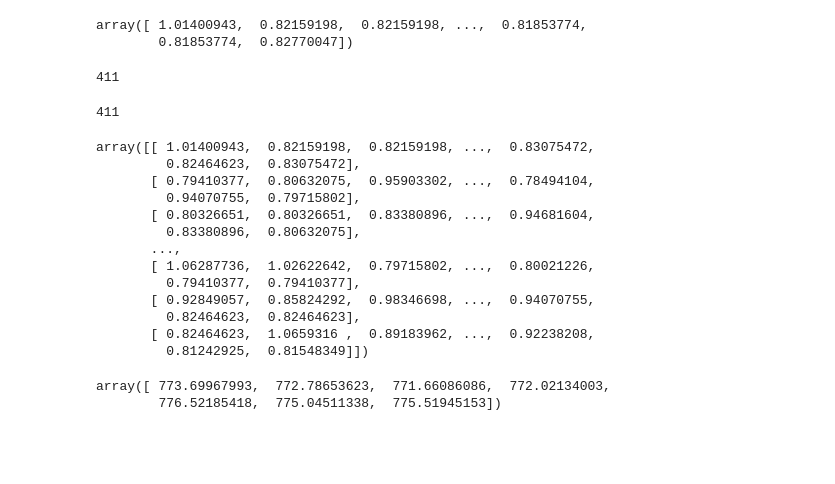
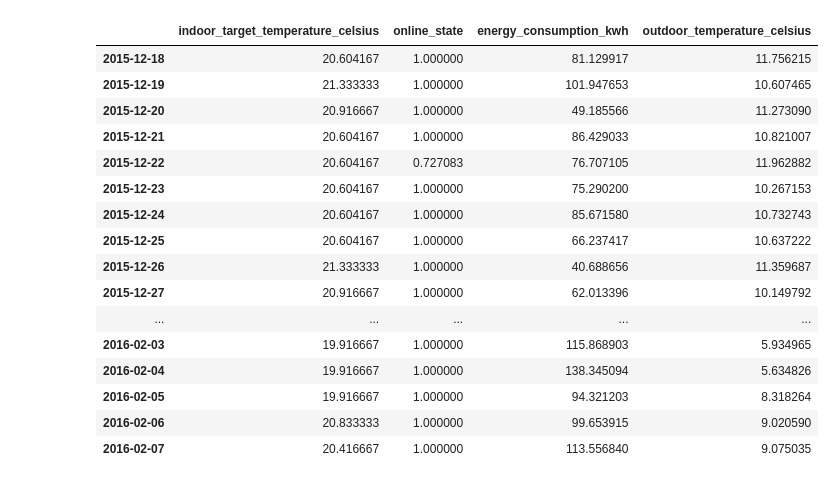
Before and after one commit to michaelbeaumont/hackathonrwth, a Jupyter notebook: DataExploration.ipynb, the cells around one changed output. Drawn from its saved outputs; the diff is of its cells as text; code cells hidden in the pictures; blank space fills up the shorter version.

Commit message:
GroupBy updates

```diff
--- a/DataExploration.ipynb
+++ b/DataExploration.ipynb
@@ -6,8 +6,7 @@ from IPython.display import display
 %matplotlib inline
 mpl.rcParams['figure.figsize'] = (15, 6)
 # %%
-data1 = pd.read_csv("Anlage1.csv", sep=";", parse_dates=['timestamp'])
-data1['indoor_target_temperature_celsius'].dtype
+data1 = pd.read_csv("Anlage1.csv", sep=";", parse_dates=['timestamp'], index_col=['timestamp'])
 
 data = []
 for i in range(5):
@@ -48,3 +36,24 @@ for i in range(5):
+# %%
+gb = data1.groupby(data1.index.date)
+df = gb.agg({"outdoor_temperature_celsius": np.mean, "energy_consumption_kwh": np.sum, "indoor_target_temperature_celsius": np.mean, "online_state": np.mean})
+# %% [output]
+|  | indoor_target_temperature_celsius | online_state | energy_consumption_kwh | outdoor_temperature_celsius |
+| 2015-12-18 | 20.604167 | 1.000000 | 81.129917 | 11.756215 |
+| 2015-12-19 | 21.333333 | 1.000000 | 101.947653 | 10.607465 |
+| 2015-12-20 | 20.916667 | 1.000000 | 49.185566 | 11.273090 |
+| 2015-12-21 | 20.604167 | 1.000000 | 86.429033 | 10.821007 |
+| 2015-12-22 | 20.604167 | 0.727083 | 76.707105 | 11.962882 |
+| 2015-12-23 | 20.604167 | 1.000000 | 75.290200 | 10.267153 |
+| 2015-12-24 | 20.604167 | 1.000000 | 85.671580 | 10.732743 |
+| 2015-12-25 | 20.604167 | 1.000000 | 66.237417 | 10.637222 |
+| 2015-12-26 | 21.333333 | 1.000000 | 40.688656 | 11.359687 |
+| 2015-12-27 | 20.916667 | 1.000000 | 62.013396 | 10.149792 |
+| ... | ... | ... | ... | ... |
+| 2016-02-03 | 19.916667 | 1.000000 | 115.868903 | 5.934965 |
+| 2016-02-04 | 19.916667 | 1.000000 | 138.345094 | 5.634826 |
+| 2016-02-05 | 19.916667 | 1.000000 | 94.321203 | 8.318264 |
+| 2016-02-06 | 20.833333 | 1.000000 | 99.653915 | 9.020590 |
+| 2016-02-07 | 20.416667 | 1.000000 | 113.556840 | 9.075035 |
 # %%
 energy_days = data1['energy_consumption_kwh'].reshape(-1,2880)
 thing = np.array([1,2,3,4,5,6,7,8,9,10,11,12]).reshape(-1,3)
@@ -53,9 +62,6 @@ thing
 #december 18, 2015 is friday
 energy_days_sum = energy_days.sum(axis=0)
 energy_days_sum
-# %% [output]
-array([ 1.01400943,  0.82159198,  0.82159198, ...,  0.81853774,
-        0.81853774,  0.82770047])
 # %%
 num_weeks = np.floor(energy_days_sum.shape[0]/7).astype(int)
 print(np.floor(num_weeks).astype(int))
@@ -67,21 +73,3 @@ display(energy_sum_weekdays)
 
 energy_weekdays_sum = energy_sum_weekdays.sum(axis=0)
 display(energy_weekdays_sum)
-# %% [output]
-411
-411
-array([[ 1.01400943,  0.82159198,  0.82159198, ...,  0.83075472,
-         0.82464623,  0.83075472],
-       [ 0.79410377,  0.80632075,  0.95903302, ...,  0.78494104,
-         0.94070755,  0.79715802],
-       [ 0.80326651,  0.80326651,  0.83380896, ...,  0.94681604,
-         0.83380896,  0.80632075],
-       ...,
-       [ 1.06287736,  1.02622642,  0.79715802, ...,  0.80021226,
-         0.79410377,  0.79410377],
-       [ 0.92849057,  0.85824292,  0.98346698, ...,  0.94070755,
-         0.82464623,  0.82464623],
-       [ 0.82464623,  1.0659316 ,  0.89183962, ...,  0.92238208,
-         0.81242925,  0.81548349]])
-array([ 773.69967993,  772.78653623,  771.66086086,  772.02134003,
-        776.52185418,  775.04511338,  775.51945153])
```
Also changed, not shown: parts of 3 cells of this notebook.
